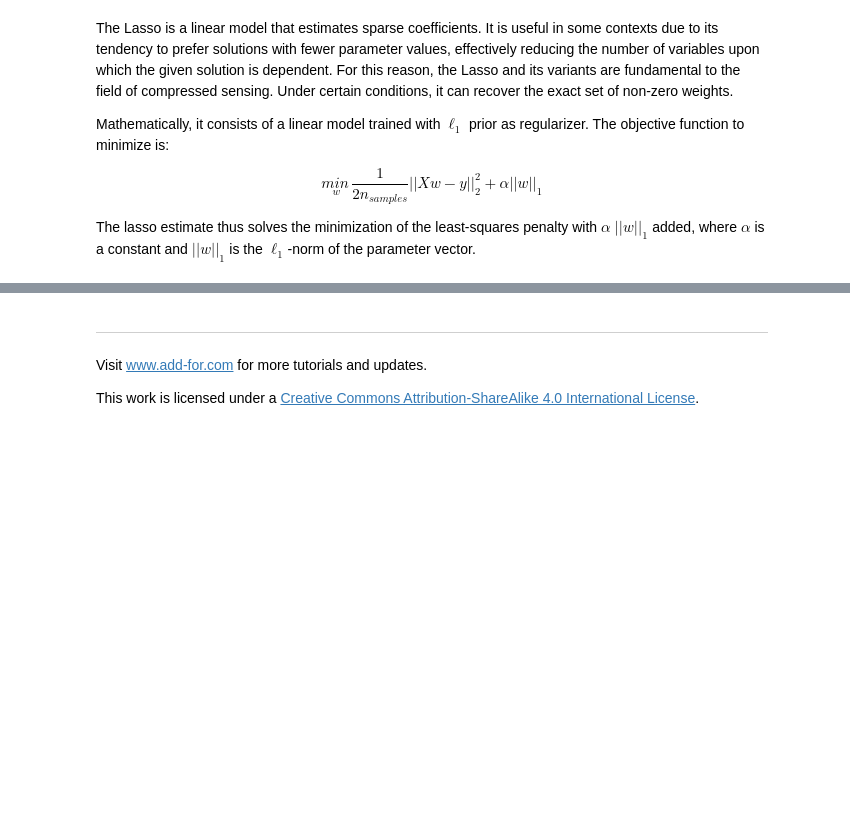
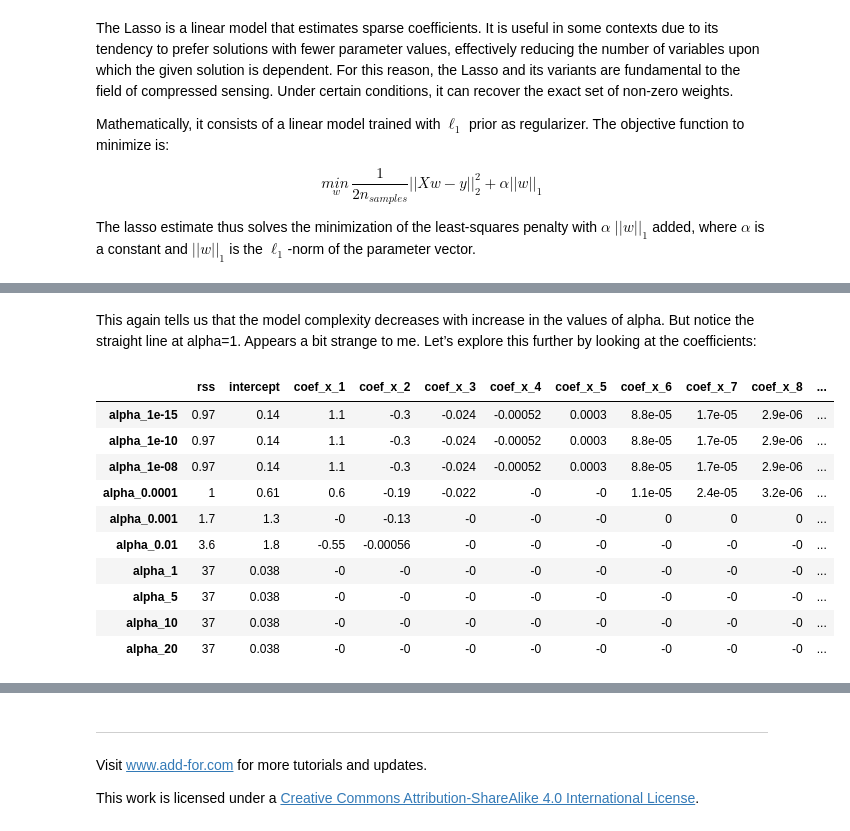
Before and after one commit to addfor/tutorials, a Jupyter notebook: machine_learning/ml08v04_linear_models.ipynb, the cells around one changed output, grey strips where cells are left out. Cells and saved outputs as stored; diff of their text form; code cells hidden in the pictures; blank space fills up the shorter version.

```diff
--- a/machine_learning/ml08v04_linear_models.ipynb
+++ b/machine_learning/ml08v04_linear_models.ipynb
@@ -179,3 +213,10 @@ for m in [1, 3, 6, 9, 12, 15]:
 bk.show(gridplot(grid, ncols=3))
 # %% [output]
 [interactive output not drawn]
+# %%
+col = ['rss','intercept'] + ['coef_x_%d'%i for i in range(1,16)]
+ind = ['alpha_%.2g'%alpha_ridge[i] for i in range(0,10)]
+coef_matrix_ridge = pd.DataFrame(index=ind, columns=col)
+
+for i,e in enumerate(alpha_ridge):
+    coef_matrix_ridge.iloc[i,] = results[e][0]
@@ -189,3 +270,9 @@ Mathematically, it consists of a linear model trained with $\ell_1$ prior as reg
 $$\underset{w}{min\,} { \frac{1}{2n_{samples}} ||X w - y||_2 ^ 2 + \alpha ||w||_1}$$
 
 The lasso estimate thus solves the minimization of the least-squares penalty with $\alpha$ $||w||_1$ added, where $\alpha$ is a constant and $||w||_1$ is the $\ell_1$-norm of the parameter vector.
+# %%
+alpha_lasso = [1e-15, 1e-10, 1e-8, 1e-4, 1e-3,1e-2, 1, 5, 10, 20]
+results = {}
+for alpha in alpha_lasso:
+    lassoreg = linear_model.Lasso(alpha=alpha, normalize=True)
+    results[alpha] = linear_power_model(lassoreg, data, 15)
@@ -191,0 +289,24 @@ The lasso estimate thus solves the minimization of the least-squares penalty wit
+# %% [markdown]
+This again tells us that the model complexity decreases with increase in the values of alpha. But notice the straight line at alpha=1. Appears a bit strange to me. Let’s explore this further by looking at the coefficients:
+# %%
+col = ['rss','intercept'] + ['coef_x_%d'%i for i in range(1,16)]
+ind = ['alpha_%.2g'%alpha_lasso[i] for i in range(0,10)]
+coef_matrix_lasso = pd.DataFrame(index=ind, columns=col)
+
+for i,e in enumerate(alpha_lasso):
+    coef_matrix_lasso.iloc[i,] = results[e][0]
+# %%
+pd.options.display.float_format = '{:,.2g}'.format
+coef_matrix_lasso
+# %% [output]
+|  | rss | intercept | coef_x_1 | coef_x_2 | coef_x_3 | coef_x_4 | coef_x_5 | coef_x_6 | coef_x_7 | coef_x_8 | ... |
+| alpha_1e-15 | 0.97 | 0.14 | 1.1 | -0.3 | -0.024 | -0.00052 | 0.0003 | 8.8e-05 | 1.7e-05 | 2.9e-06 | ... |
+| alpha_1e-10 | 0.97 | 0.14 | 1.1 | -0.3 | -0.024 | -0.00052 | 0.0003 | 8.8e-05 | 1.7e-05 | 2.9e-06 | ... |
+| alpha_1e-08 | 0.97 | 0.14 | 1.1 | -0.3 | -0.024 | -0.00052 | 0.0003 | 8.8e-05 | 1.7e-05 | 2.9e-06 | ... |
+| alpha_0.0001 | 1 | 0.61 | 0.6 | -0.19 | -0.022 | -0 | -0 | 1.1e-05 | 2.4e-05 | 3.2e-06 | ... |
+| alpha_0.001 | 1.7 | 1.3 | -0 | -0.13 | -0 | -0 | -0 | 0 | 0 | 0 | ... |
+| alpha_0.01 | 3.6 | 1.8 | -0.55 | -0.00056 | -0 | -0 | -0 | -0 | -0 | -0 | ... |
+| alpha_1 | 37 | 0.038 | -0 | -0 | -0 | -0 | -0 | -0 | -0 | -0 | ... |
+| alpha_5 | 37 | 0.038 | -0 | -0 | -0 | -0 | -0 | -0 | -0 | -0 | ... |
+| alpha_10 | 37 | 0.038 | -0 | -0 | -0 | -0 | -0 | -0 | -0 | -0 | ... |
+| alpha_20 | 37 | 0.038 | -0 | -0 | -0 | -0 | -0 | -0 | -0 | -0 | ... |
```
Also changed, not shown: parts of 18 cells of this notebook.
